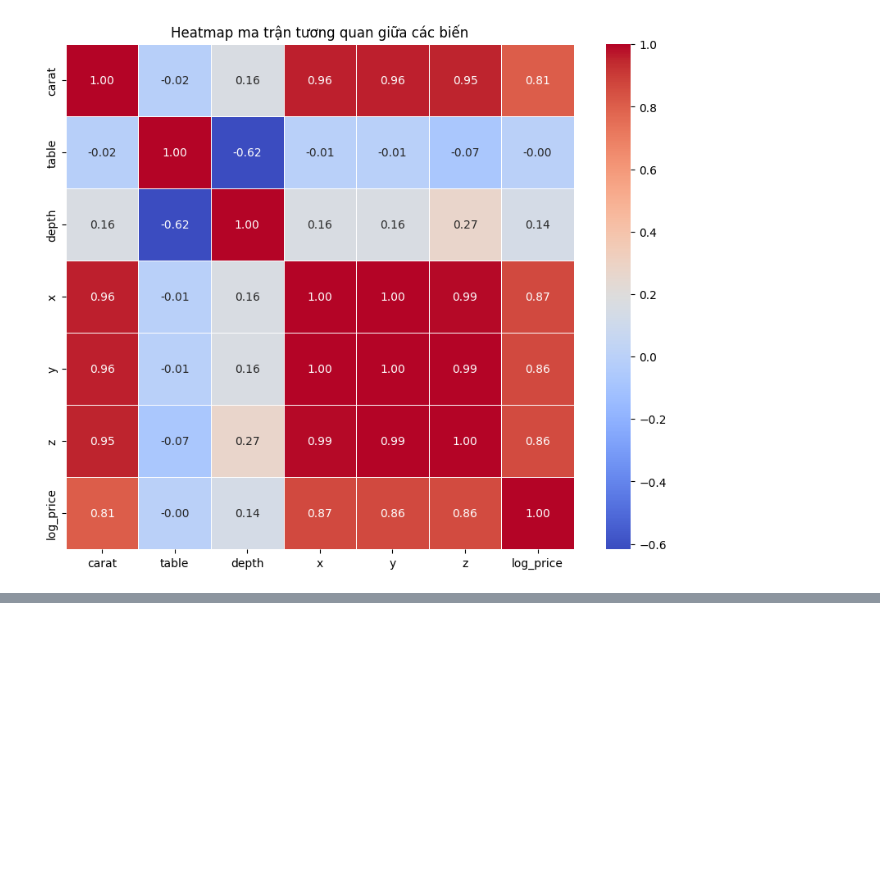
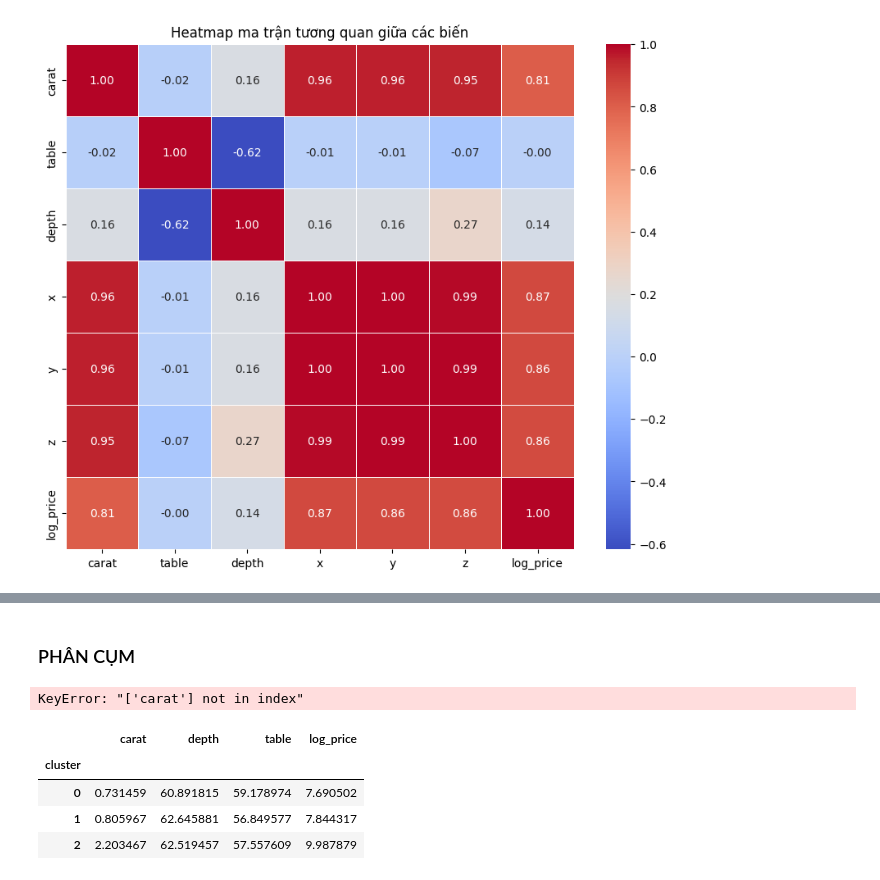
Before and after one commit to Qkhanhs84/KHDL_CK, a Jupyter notebook: handle_data.ipynb, the cells around one changed output, grey strips where cells are left out. Cells and saved outputs as stored; diff of their text form; code cells hidden in the pictures; blank space fills up the shorter version.

```diff
--- a/handle_data.ipynb
+++ b/handle_data.ipynb
@@ -547,0 +567,10 @@ print(f"📈 R² score: {r2:.4f}")
+# %% [markdown]
+### PHÂN CỤM
+# %%
+features = ['carat','depth', 'table', 'log_price']
+from sklearn.preprocessing import StandardScaler
+
+scaler = StandardScaler()
+X_scaled = scaler.fit_transform(df[features])
+# %% [output]
+KeyError: "['carat'] not in index"
@@ -547,0 +584,8 @@ print(f"📈 R² score: {r2:.4f}")
+# %%
+df.groupby('cluster')[features].mean()
+# %% [output]
+|  | carat | depth | table | log_price |
+| cluster |  |  |  |  |
+| 0 | 0.731459 | 60.891815 | 59.178974 | 7.690502 |
+| 1 | 0.805967 | 62.645881 | 56.849577 | 7.844317 |
+| 2 | 2.203467 | 62.519457 | 57.557609 | 9.987879 |
```
Also changed, not shown: parts of 18 cells of this notebook.
